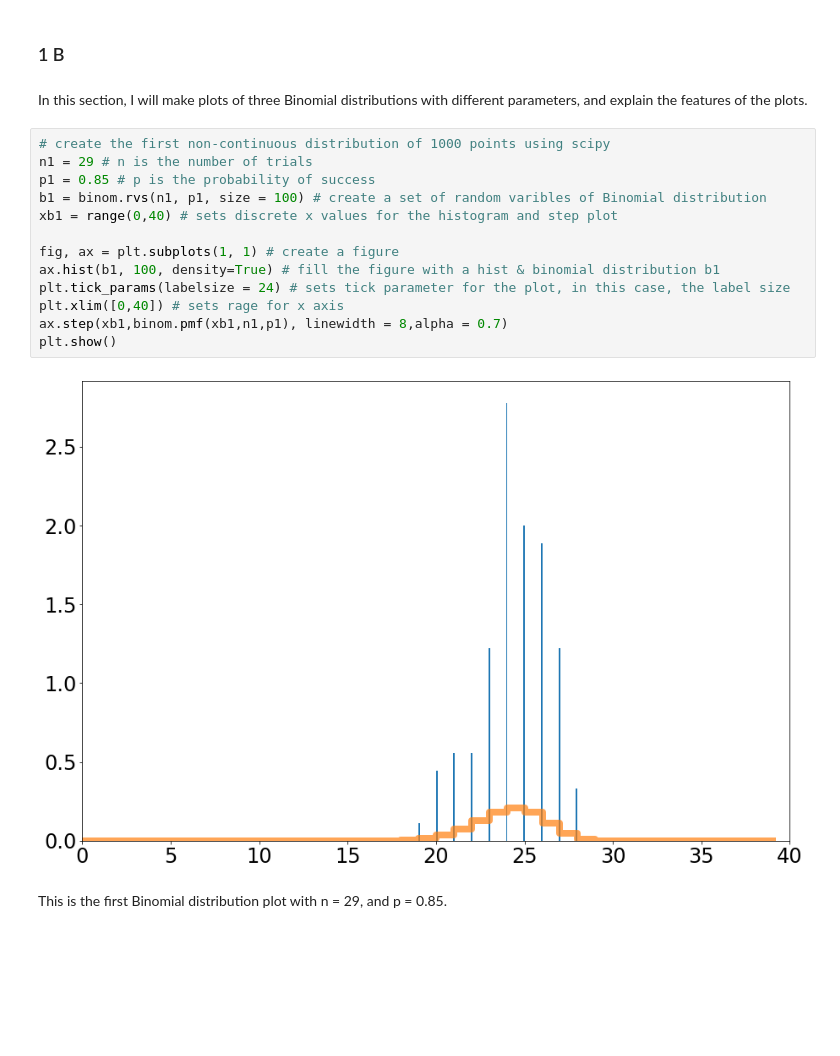
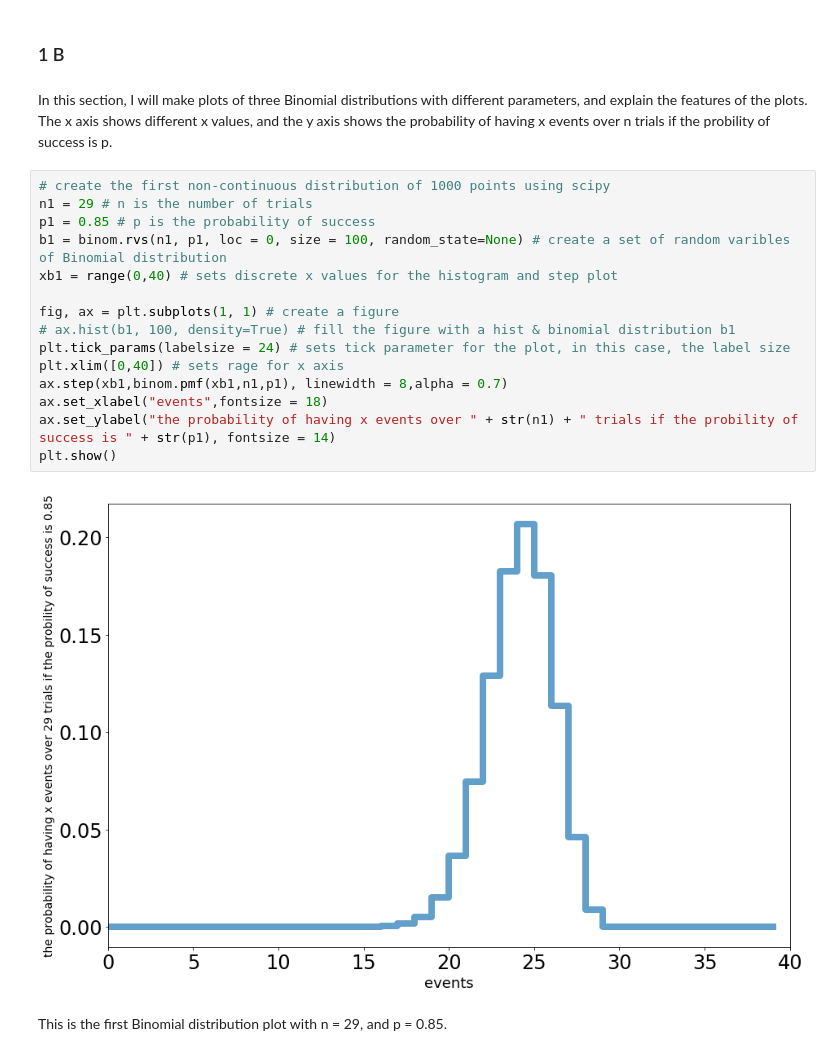
Before and after one commit to an9elaxz/PHYS-434, a Jupyter notebook: Lab1.ipynb, the cells around one changed output. Cells and saved outputs as stored; diff of their text form; blank space fills up the shorter version.

```diff
--- a/Lab1.ipynb
+++ b/Lab1.ipynb
@@ -181,22 +193,25 @@ The two most common non-continuous distributions are the Binomial distribution a
 # %% [markdown]
 ### 1 B
 # %% [markdown]
-In this section, I will make plots of three Binomial distributions with different parameters, and explain the features of the plots.
+In this section, I will make plots of three Binomial distributions with different parameters, and explain the features of the plots. <br>
+The x axis shows different x values, and the y axis shows the probability of having x events over n trials if the probility of success is p.
 # %%
 # create the first non-continuous distribution of 1000 points using scipy
 n1 = 29 # n is the number of trials
 p1 = 0.85 # p is the probability of success
-b1 = binom.rvs(n1, p1, size = 100) # create a set of random varibles of Binomial distribution
+b1 = binom.rvs(n1, p1, loc = 0, size = 100, random_state=None) # create a set of random varibles of Binomial distribution
 xb1 = range(0,40) # sets discrete x values for the histogram and step plot
 
 fig, ax = plt.subplots(1, 1) # create a figure
-ax.hist(b1, 100, density=True) # fill the figure with a hist & binomial distribution b1
+# ax.hist(b1, 100, density=True) # fill the figure with a hist & binomial distribution b1
 plt.tick_params(labelsize = 24) # sets tick parameter for the plot, in this case, the label size
 plt.xlim([0,40]) # sets rage for x axis
 ax.step(xb1,binom.pmf(xb1,n1,p1), linewidth = 8,alpha = 0.7)
+ax.set_xlabel("events",fontsize = 18)
+ax.set_ylabel("the probability of having x events over " + str(n1) + " trials if the probility of success is " + str(p1), fontsize = 14)
 plt.show()
 # %% [output]
-[figure, old version]
+[figure, new version]
 # %% [markdown]
 This is the first Binomial distribution plot with n = 29, and p = 0.85.
 # %%
```
Also changed, not shown: parts of 9 cells of this notebook.
